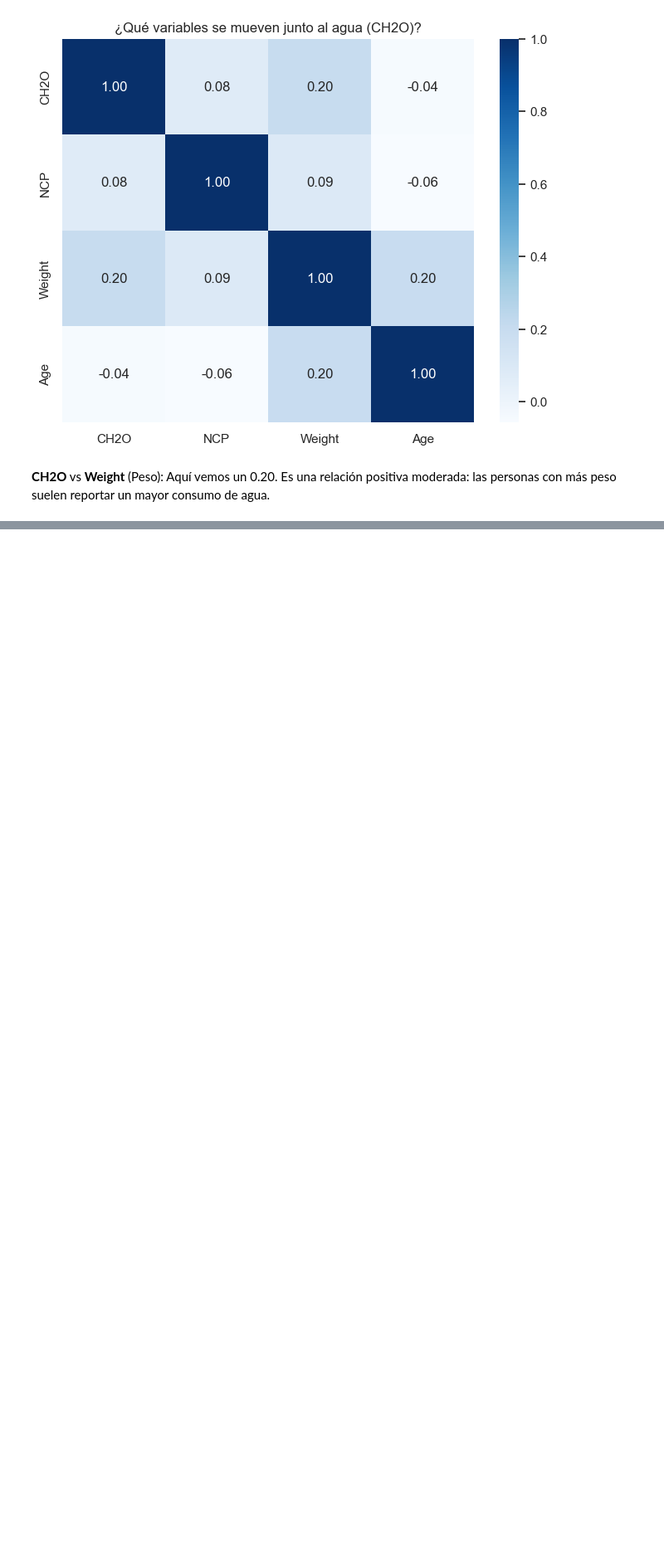
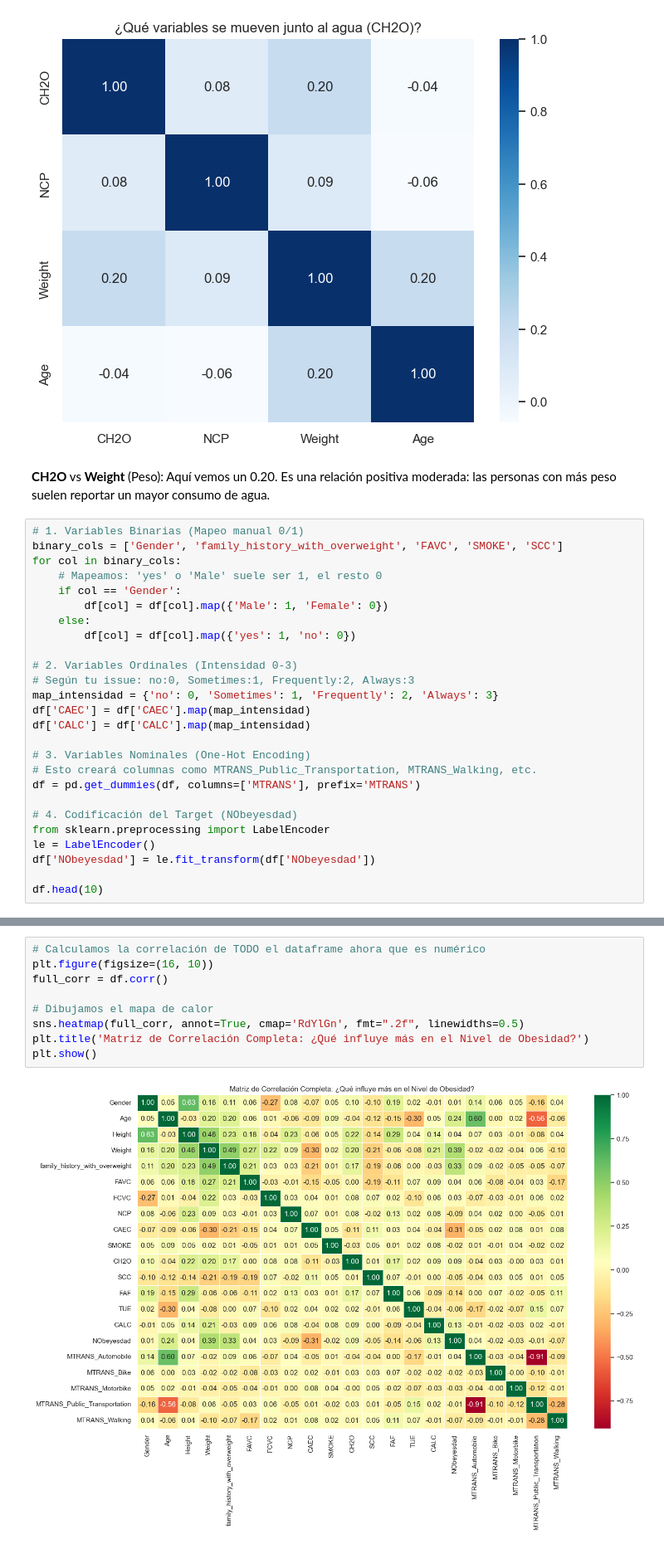
Before and after one commit to Bootcamp-IA-P6/p7_g1_multiclase, a Jupyter notebook: notebooks/eda_obesity_g.ipynb, the cells around one changed output, grey strips where cells are left out. Shown at 83% size. Drawn from its saved outputs; the diff is of its cells as text; blank space fills up the shorter version.

```diff
--- a/notebooks/eda_obesity_g.ipynb
+++ b/notebooks/eda_obesity_g.ipynb
@@ -263,3 +263,29 @@ plt.show()
 [figure]
 # %% [markdown]
 **CH2O** vs **Weight** (Peso): Aquí vemos un 0.20. Es una relación positiva moderada: las personas con más peso suelen reportar un mayor consumo de agua.
+# %%
+# 1. Variables Binarias (Mapeo manual 0/1)
+binary_cols = ['Gender', 'family_history_with_overweight', 'FAVC', 'SMOKE', 'SCC']
+for col in binary_cols:
+    # Mapeamos: 'yes' o 'Male' suele ser 1, el resto 0
+    if col == 'Gender':
+        df[col] = df[col].map({'Male': 1, 'Female': 0})
+    else:
+        df[col] = df[col].map({'yes': 1, 'no': 0})
+
+# 2. Variables Ordinales (Intensidad 0-3)
+# Según tu issue: no:0, Sometimes:1, Frequently:2, Always:3
+map_intensidad = {'no': 0, 'Sometimes': 1, 'Frequently': 2, 'Always': 3}
+df['CAEC'] = df['CAEC'].map(map_intensidad)
+df['CALC'] = df['CALC'].map(map_intensidad)
+
+# 3. Variables Nominales (One-Hot Encoding)
+# Esto creará columnas como MTRANS_Public_Transportation, MTRANS_Walking, etc.
+df = pd.get_dummies(df, columns=['MTRANS'], prefix='MTRANS')
+
+# 4. Codificación del Target (NObeyesdad)
+from sklearn.preprocessing import LabelEncoder
+le = LabelEncoder()
+df['NObeyesdad'] = le.fit_transform(df['NObeyesdad'])
+
+df.head(10)
@@ -265,0 +305,11 @@ plt.show()
+# %%
+# Calculamos la correlación de TODO el dataframe ahora que es numérico
+plt.figure(figsize=(16, 10))
+full_corr = df.corr()
+
+# Dibujamos el mapa de calor
+sns.heatmap(full_corr, annot=True, cmap='RdYlGn', fmt=".2f", linewidths=0.5)
+plt.title('Matriz de Correlación Completa: ¿Qué influye más en el Nivel de Obesidad?')
+plt.show()
+# %% [output]
+[figure, added]
```
Also changed, not shown: parts of 5 cells of this notebook, 6 other files.
